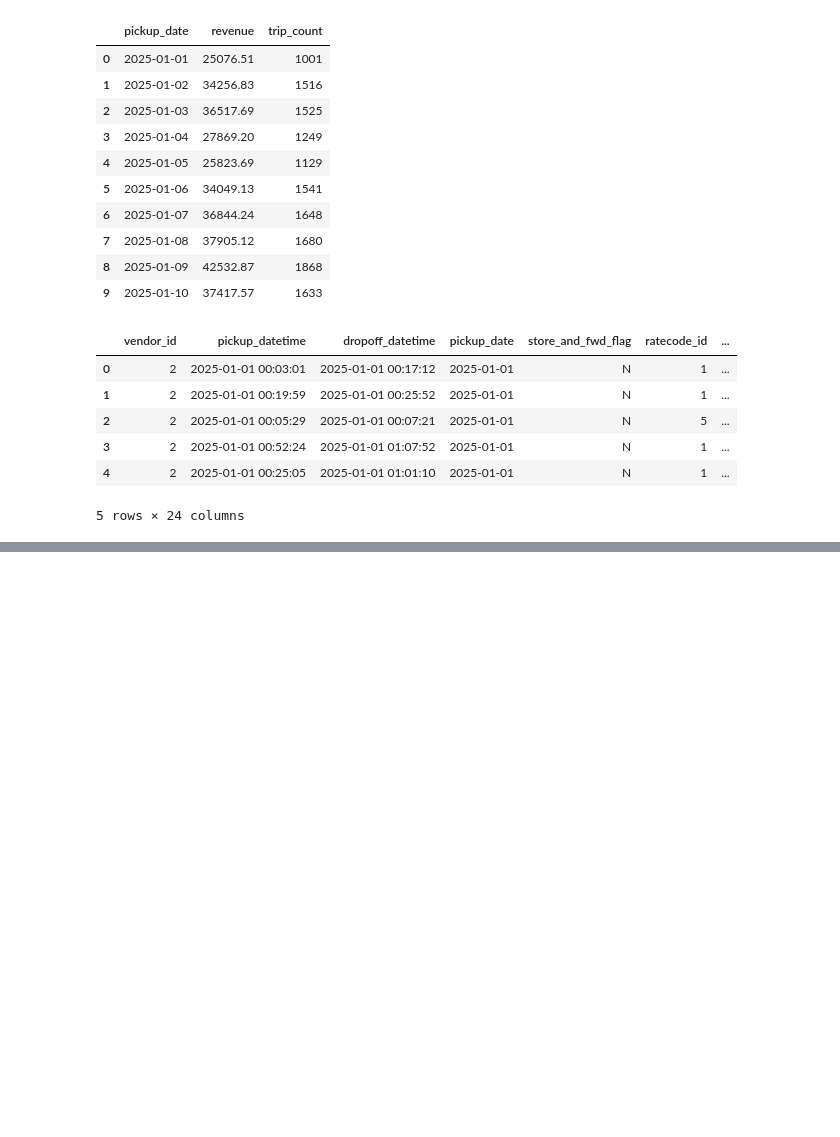
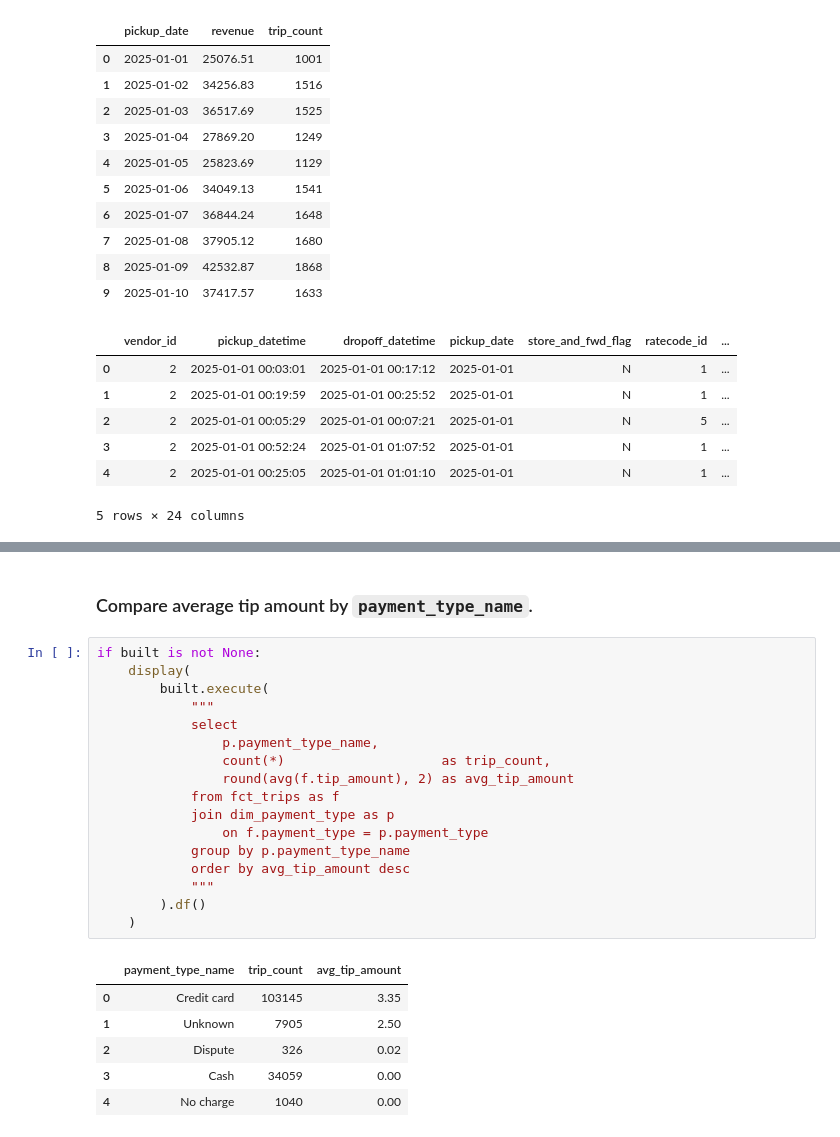
Before and after one commit to jolennd/mle-data-pipeline, a Jupyter notebook: notebooks/02_explore_green_trips.ipynb, the cells around one changed output, grey strips where cells are left out. Cells and saved outputs as stored; diff of their text form; blank space fills up the shorter version.

```diff
--- a/notebooks/02_explore_green_trips.ipynb
+++ b/notebooks/02_explore_green_trips.ipynb
@@ -271,0 +303,26 @@ if built is not None:
+# %% [markdown]
+### Compare average tip amount by `payment_type_name`.
+# %%
+if built is not None:
+    display(
+        built.execute(
+            """
+            select
+                p.payment_type_name,
+                count(*)                    as trip_count,
+                round(avg(f.tip_amount), 2) as avg_tip_amount
+            from fct_trips as f
+            join dim_payment_type as p
+                on f.payment_type = p.payment_type
+            group by p.payment_type_name
+            order by avg_tip_amount desc
+            """
+        ).df()
+    )
+# %% [output]
+|  | payment_type_name | trip_count | avg_tip_amount |
+| 0 | Credit card | 103145 | 3.35 |
+| 1 | Unknown | 7905 | 2.50 |
+| 2 | Dispute | 326 | 0.02 |
+| 3 | Cash | 34059 | 0.00 |
+| 4 | No charge | 1040 | 0.00 |
```
Also changed, not shown: parts of 8 cells of this notebook.
